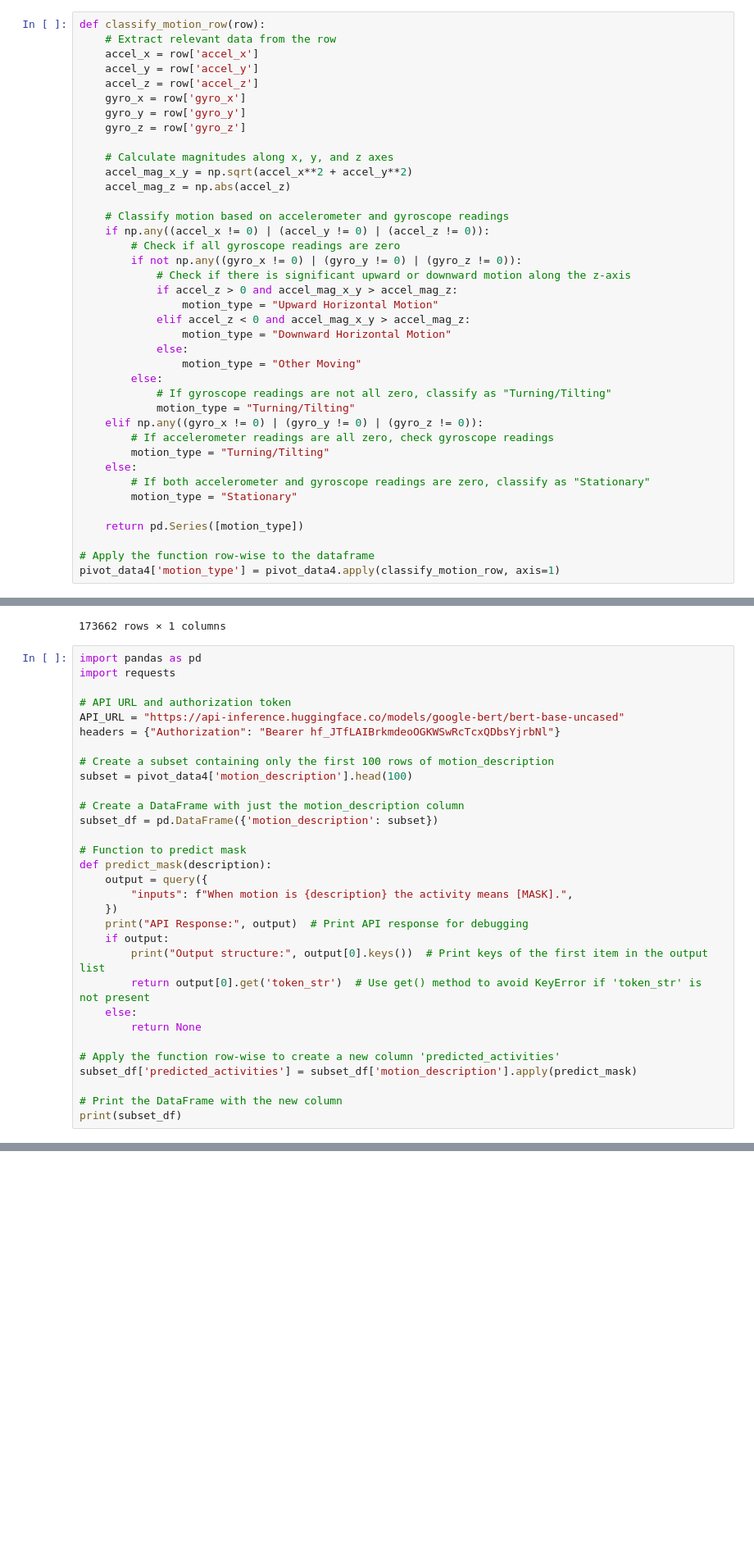
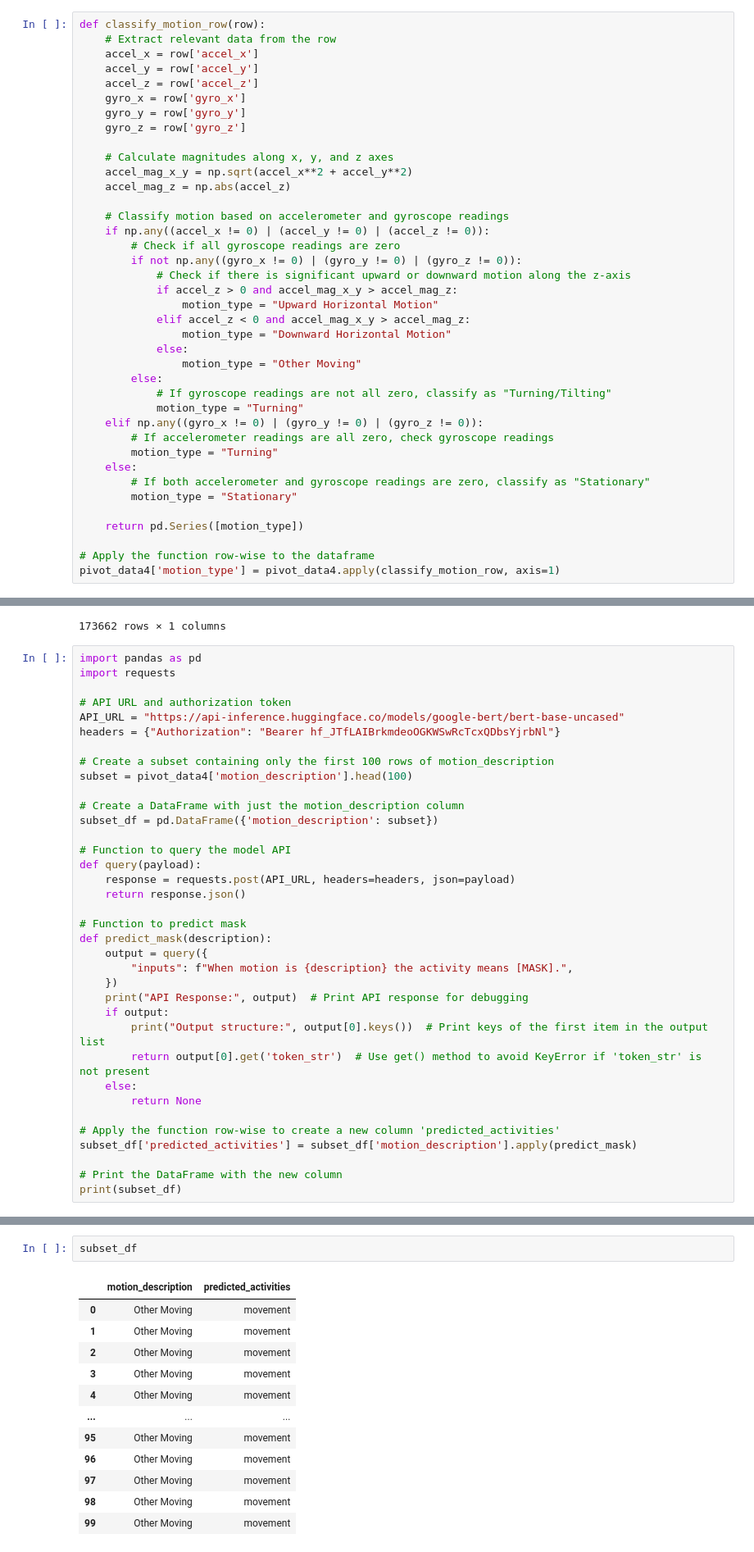
Before and after one commit to twotango/messenger, a Jupyter notebook: Research/Weeks/Week_14/14_3.ipynb, the cells around one changed output, grey strips where cells are left out. Shown at 82% size. Saved outputs shown, nothing was run; the diff lists cells and outputs as text; blank space fills up the shorter version.

```diff
--- a/Research/Weeks/Week_14/14_3.ipynb
+++ b/Research/Weeks/Week_14/14_3.ipynb
@@ -32,10 +32,10 @@ def classify_motion_row(row):
                 motion_type = "Other Moving"
         else:
             # If gyroscope readings are not all zero, classify as "Turning/Tilting"
-            motion_type = "Turning/Tilting"
+            motion_type = "Turning"
     elif np.any((gyro_x != 0) | (gyro_y != 0) | (gyro_z != 0)):
         # If accelerometer readings are all zero, check gyroscope readings
-        motion_type = "Turning/Tilting"
+        motion_type = "Turning"
     else:
         # If both accelerometer and gyroscope readings are zero, classify as "Stationary"
         motion_type = "Stationary"
@@ -392,6 +394,11 @@ subset = pivot_data4['motion_description'].head(100)
 
 # Create a DataFrame with just the motion_description column
 subset_df = pd.DataFrame({'motion_description': subset})
+
+# Function to query the model API
+def query(payload):
+    response = requests.post(API_URL, headers=headers, json=payload)
+    return response.json()
 
 # Function to predict mask
 def predict_mask(description):
@@ -415,0 +438,15 @@ KeyError: 0
+# %%
+subset_df
+# %% [output]
+|  | motion_description | predicted_activities |
+| 0 | Other Moving | movement |
+| 1 | Other Moving | movement |
+| 2 | Other Moving | movement |
+| 3 | Other Moving | movement |
+| 4 | Other Moving | movement |
+| ... | ... | ... |
+| 95 | Other Moving | movement |
+| 96 | Other Moving | movement |
+| 97 | Other Moving | movement |
+| 98 | Other Moving | movement |
+| 99 | Other Moving | movement |
```
Also changed, not shown: parts of 6 cells of this notebook.
